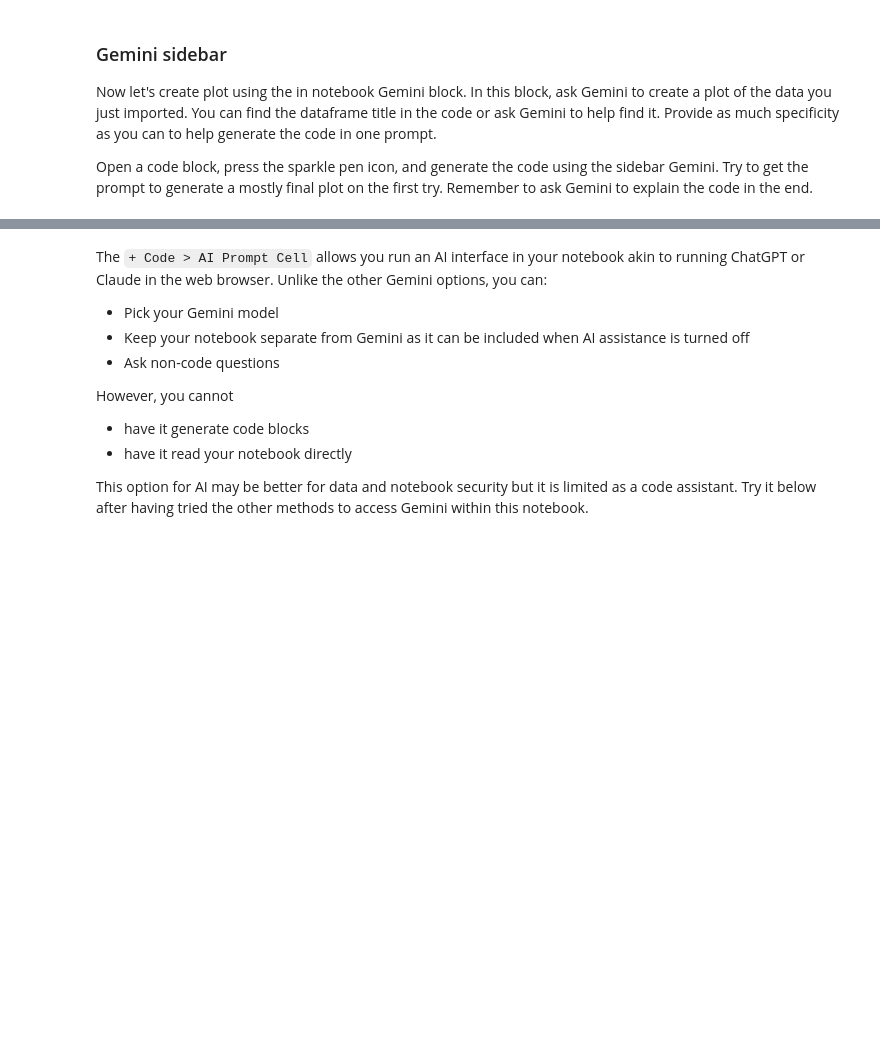
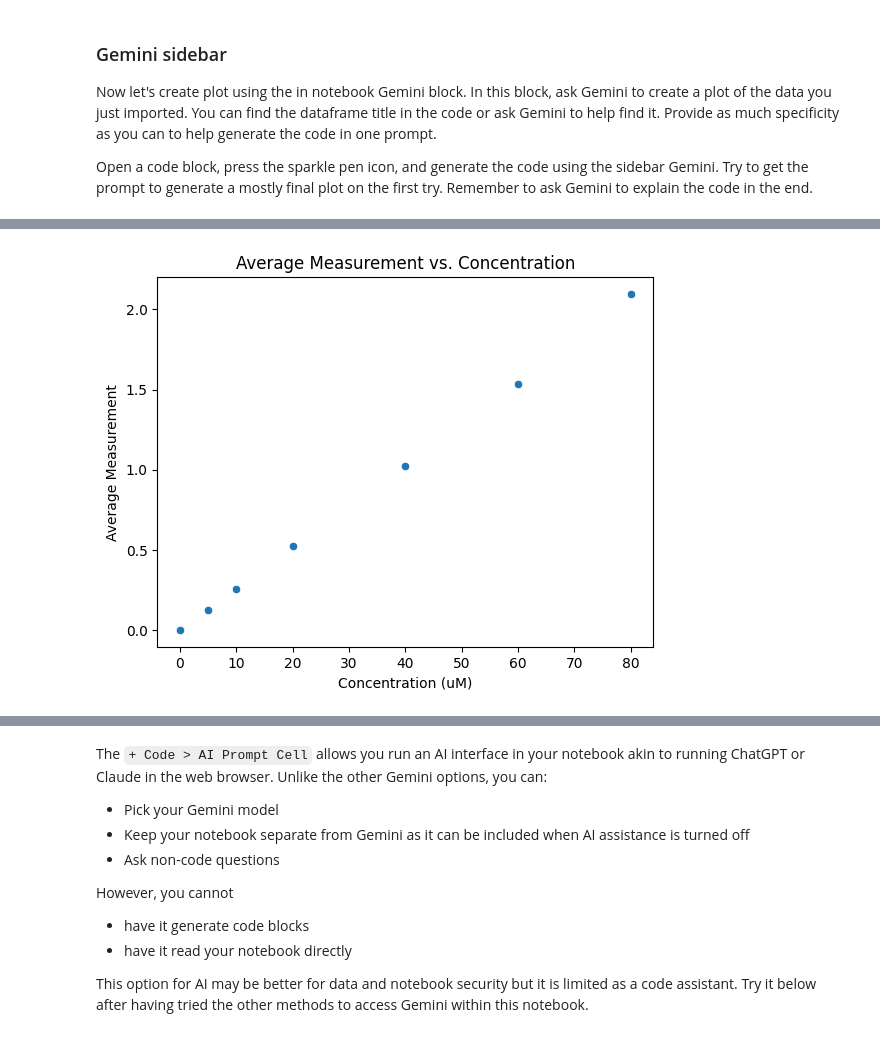
Before and after one commit to adamtmoser/July26_BCCE, a Jupyter notebook: Worked_Version_of_003_AI_coding.ipynb, the cells around one changed output, grey strips where cells are left out. Drawn from its saved outputs; the diff is of its cells as text; code cells hidden in the pictures; blank space fills up the shorter version.

```diff
--- a/Worked_Version_of_003_AI_coding.ipynb
+++ b/Worked_Version_of_003_AI_coding.ipynb
@@ -230,0 +277,3 @@ Open a code block, press the sparkle pen icon, and generate the code using the s
+# %%
+df_averaged = df_single_column.groupby('Concentration_uM')['Measurement'].mean().reset_index()
+display(df_averaged)
@@ -230,0 +289,4 @@ Open a code block, press the sparkle pen icon, and generate the code using the s
+# %%
+df_std = df_single_column.groupby('Concentration_uM')['Measurement'].std().reset_index()
+df_averaged['Measurement_std'] = df_std['Measurement']
+display(df_averaged.head())
@@ -230,0 +300,13 @@ Open a code block, press the sparkle pen icon, and generate the code using the s
+# %%
+# Create a scatter plot of averaged data
+sns.scatterplot(data=df_averaged, x='Concentration_uM', y='Measurement')
+
+# Add labels and title
+plt.xlabel('Concentration (uM)')
+plt.ylabel('Average Measurement')
+plt.title('Average Measurement vs. Concentration')
+
+# Display the plot
+plt.show()
+# %% [output]
+[figure, added]
```
Also changed, not shown: parts of 6 cells of this notebook.
